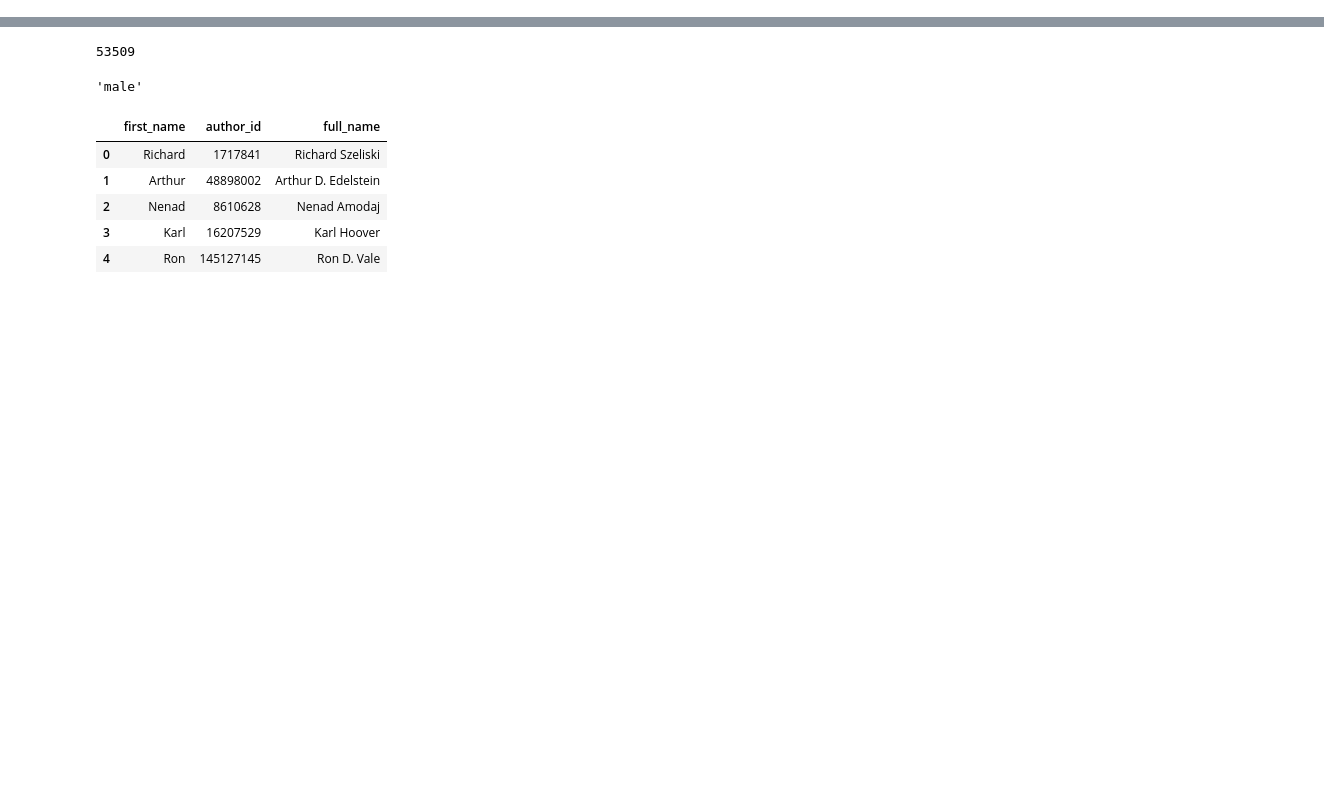
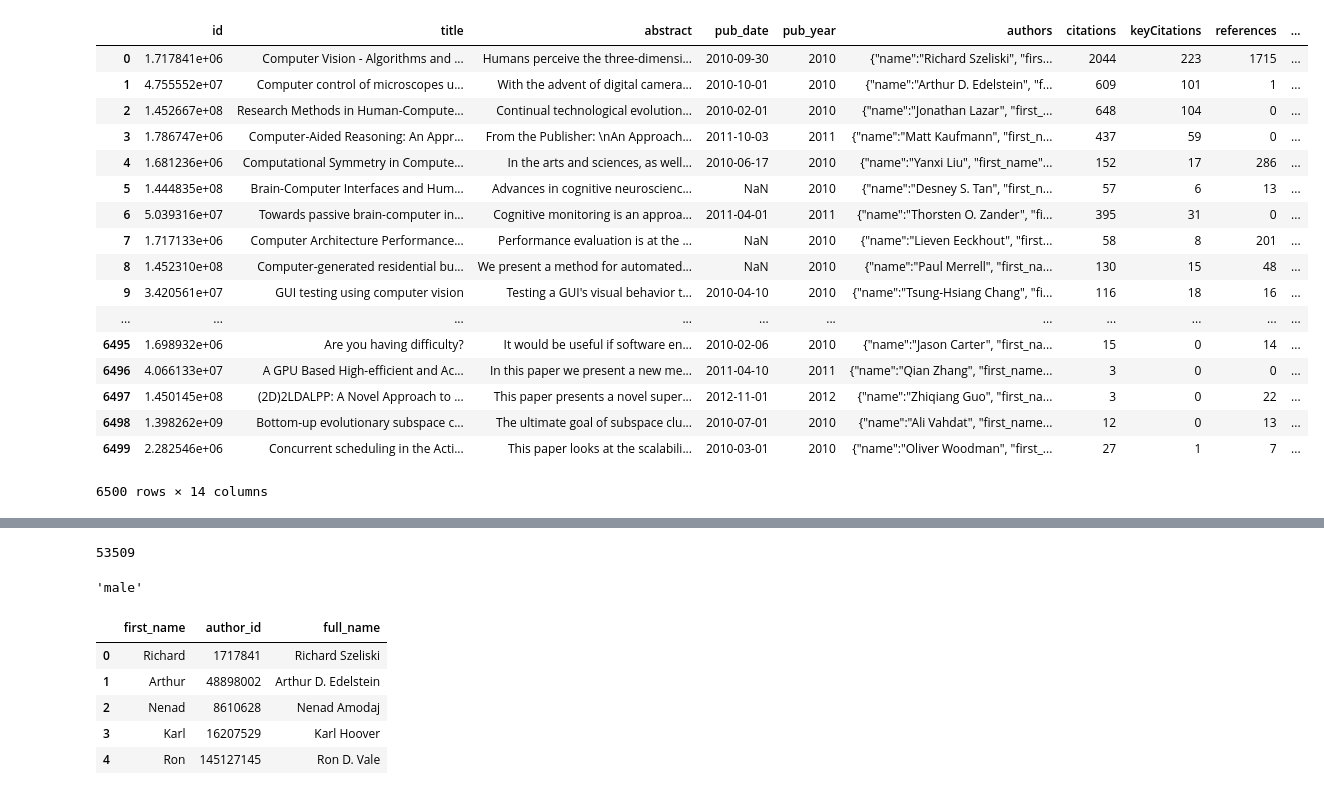
Before and after one commit to MalenaMaffei/8m-7p, a Jupyter notebook: author_names_extraction_and_genderizing.ipynb, the cells around one changed output, grey strips where cells are left out. Saved outputs shown, nothing was run; the diff lists cells and outputs as text; code cells hidden in the pictures; blank space fills up the shorter version.

```diff
--- a/author_names_extraction_and_genderizing.ipynb
+++ b/author_names_extraction_and_genderizing.ipynb
@@ -14,3 +14,24 @@ def is_initial(name):
     return len(name) < 4 and '.' in name
 # %%
 DATA = './data/'
+# %%
+pd.read_csv(glob(DATA+'papers*csv')[0])
+# %% [output]
+|  | id | title | abstract | pub_date | pub_year | authors | citations | keyCitations | references | ... |
+| 0 | 1.717841e+06 | Computer Vision - Algorithms and ... | Humans perceive the three-dimensi... | 2010-09-30 | 2010 | {"name":"Richard Szeliski", "firs... | 2044 | 223 | 1715 | ... |
+| 1 | 4.755552e+07 | Computer control of microscopes u... | With the advent of digital camera... | 2010-10-01 | 2010 | {"name":"Arthur D. Edelstein", "f... | 609 | 101 | 1 | ... |
+| 2 | 1.452667e+08 | Research Methods in Human-Compute... | Continual technological evolution... | 2010-02-01 | 2010 | {"name":"Jonathan Lazar", "first_... | 648 | 104 | 0 | ... |
+| 3 | 1.786747e+06 | Computer-Aided Reasoning: An Appr... | From the Publisher: \nAn Approach... | 2011-10-03 | 2011 | {"name":"Matt Kaufmann", "first_n... | 437 | 59 | 0 | ... |
+| 4 | 1.681236e+06 | Computational Symmetry in Compute... | In the arts and sciences, as well... | 2010-06-17 | 2010 | {"name":"Yanxi Liu", "first_name"... | 152 | 17 | 286 | ... |
+| 5 | 1.444835e+08 | Brain-Computer Interfaces and Hum... | Advances in cognitive neuroscienc... | NaN | 2010 | {"name":"Desney S. Tan", "first_n... | 57 | 6 | 13 | ... |
+| 6 | 5.039316e+07 | Towards passive brain-computer in... | Cognitive monitoring is an approa... | 2011-04-01 | 2011 | {"name":"Thorsten O. Zander", "fi... | 395 | 31 | 0 | ... |
+| 7 | 1.717133e+06 | Computer Architecture Performance... | Performance evaluation is at the ... | NaN | 2010 | {"name":"Lieven Eeckhout", "first... | 58 | 8 | 201 | ... |
+| 8 | 1.452310e+08 | Computer-generated residential bu... | We present a method for automated... | NaN | 2010 | {"name":"Paul Merrell", "first_na... | 130 | 15 | 48 | ... |
+| 9 | 3.420561e+07 | GUI testing using computer vision | Testing a GUI's visual behavior t... | 2010-04-10 | 2010 | {"name":"Tsung-Hsiang Chang", "fi... | 116 | 18 | 16 | ... |
+| ... | ... | ... | ... | ... | ... | ... | ... | ... | ... | ... |
+| 6495 | 1.698932e+06 | Are you having difficulty? | It would be useful if software en... | 2010-02-06 | 2010 | {"name":"Jason Carter", "first_na... | 15 | 0 | 14 | ... |
+| 6496 | 4.066133e+07 | A GPU Based High-efficient and Ac... | In this paper we present a new me... | 2011-04-10 | 2011 | {"name":"Qian Zhang", "first_name... | 3 | 0 | 0 | ... |
+| 6497 | 1.450145e+08 | (2D)2LDALPP: A Novel Approach to ... | This paper presents a novel super... | 2012-11-01 | 2012 | {"name":"Zhiqiang Guo", "first_na... | 3 | 0 | 22 | ... |
+| 6498 | 1.398262e+09 | Bottom-up evolutionary subspace c... | The ultimate goal of subspace clu... | 2010-07-01 | 2010 | {"name":"Ali Vahdat", "first_name... | 12 | 0 | 13 | ... |
+| 6499 | 2.282546e+06 | Concurrent scheduling in the Acti... | This paper looks at the scalabili... | 2010-03-01 | 2010 | {"name":"Oliver Woodman", "first_... | 27 | 1 | 7 | ... |
+6500 rows × 14 columns
```
Also changed, not shown: parts of 7 cells of this notebook, 2 other files.
